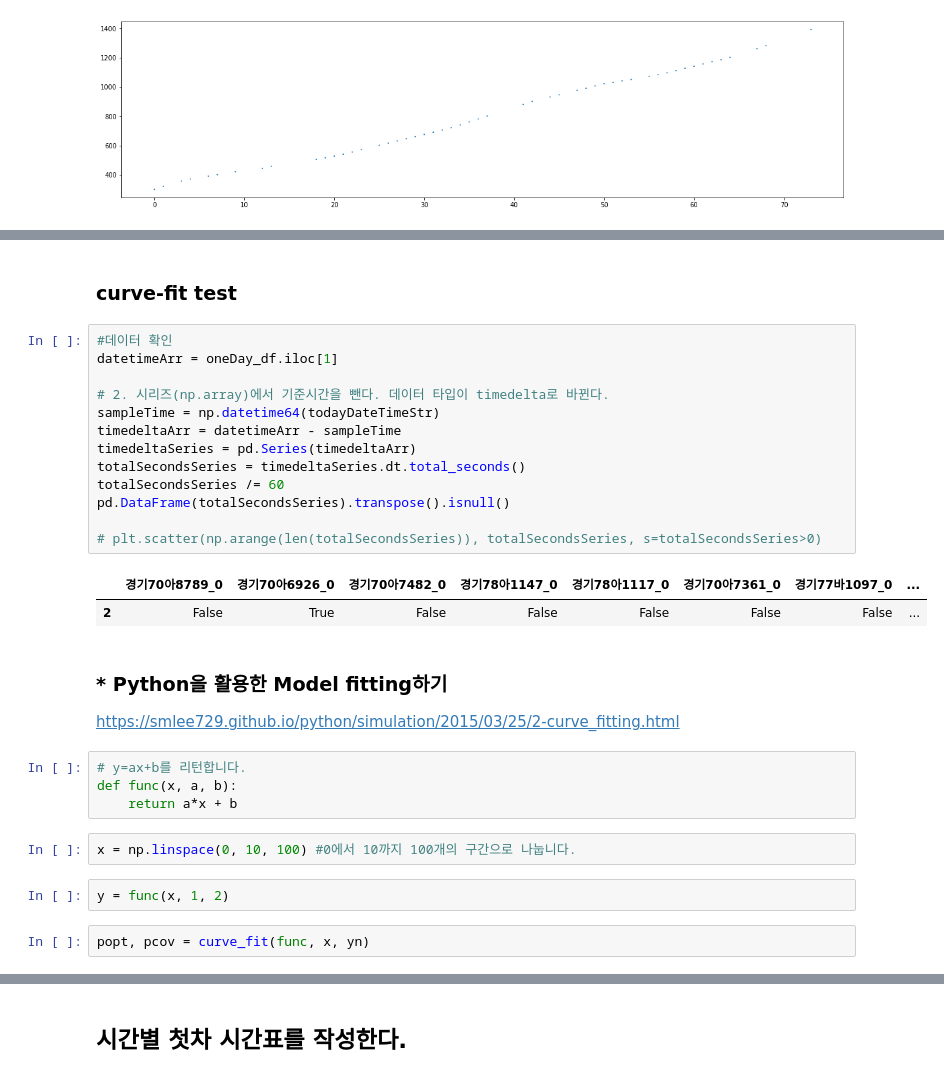
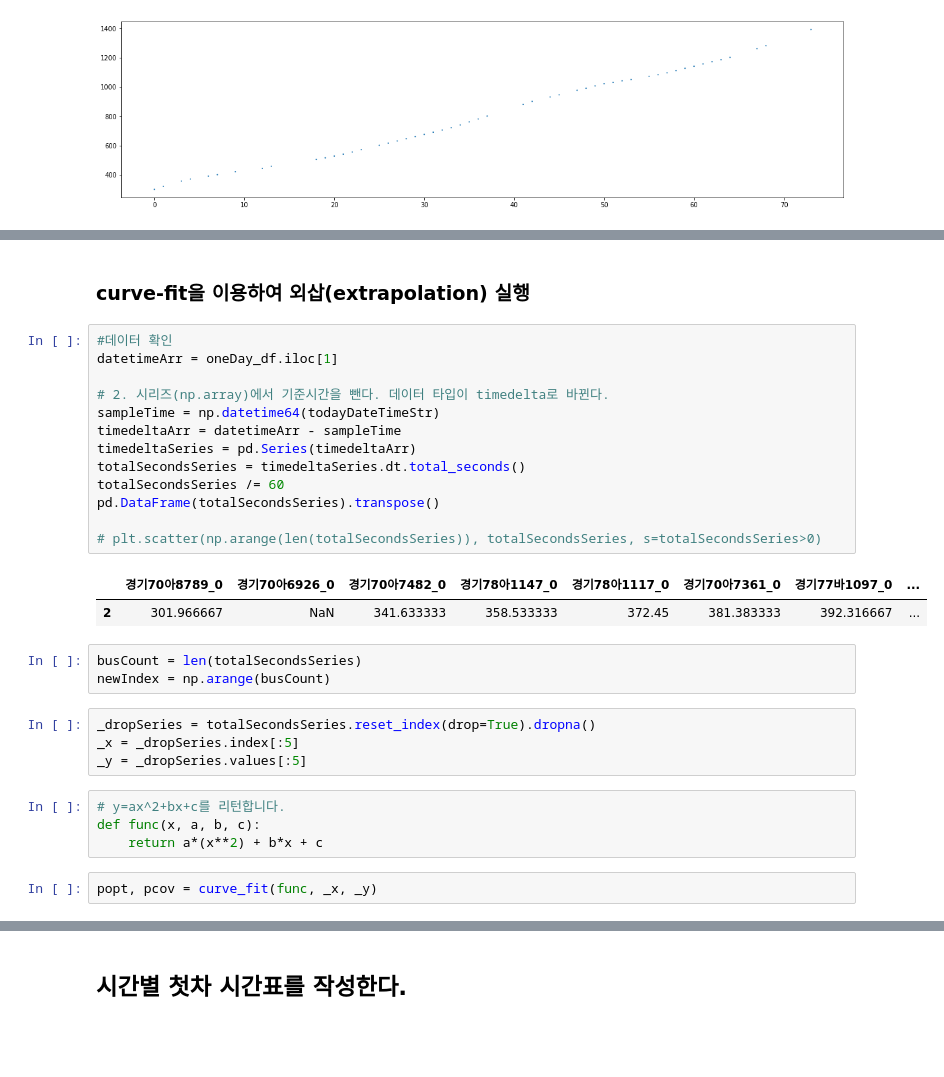
Before and after one commit to pilltong/Data-Structure-Project, a Jupyter notebook: BTTA_MakeTimeTable.ipynb, the cells around one changed output, grey strips where cells are left out. Drawn from its saved outputs; the diff is of its cells as text; blank space fills up the shorter version.

Commit message:
scipy [curve fit] test with bus time data

```diff
--- a/BTTA_MakeTimeTable.ipynb
+++ b/BTTA_MakeTimeTable.ipynb
@@ -689,34 +689,34 @@ pd.DataFrame(newDatetimeSeries).transpose()
 # %% [output]
 |  | 경기70아8789_0 | 경기70아6926_0 | 경기70아7482_0 | 경기78아1147_0 | 경기78아1117_0 | 경기70아7361_0 | 경기77바1097_0 | ... |
 | 3 | 1970-01-01 05:02:58 | 1970-01-01 05:22:47 | 1970-01-01 05:42:38 | 1970-01-01 06:00:31 | 1970-01-01 06:13:26 | 1970-01-01 06:22:23 | 1970-01-01 06:33:19 | ... |
-# %% [markdown]
-### curve-fit test
+# %% [markdown]
+### curve-fit을 이용하여 외삽(extrapolation) 실행
 # %%
 #데이터 확인
 datetimeArr = oneDay_df.iloc[1]
 
 # 2. 시리즈(np.array)에서 기준시간을 뺀다. 데이터 타입이 timedelta로 바뀐다.
 sampleTime = np.datetime64(todayDateTimeStr)
 timedeltaArr = datetimeArr - sampleTime
 timedeltaSeries = pd.Series(timedeltaArr)
 totalSecondsSeries = timedeltaSeries.dt.total_seconds()
 totalSecondsSeries /= 60
-pd.DataFrame(totalSecondsSeries).transpose().isnull()
+pd.DataFrame(totalSecondsSeries).transpose()
 
 # plt.scatter(np.arange(len(totalSecondsSeries)), totalSecondsSeries, s=totalSecondsSeries>0)
 # %% [output]
 |  | 경기70아8789_0 | 경기70아6926_0 | 경기70아7482_0 | 경기78아1147_0 | 경기78아1117_0 | 경기70아7361_0 | 경기77바1097_0 | ... |
-| 2 | False | True | False | False | False | False | False | ... |
+| 2 | 301.966667 | NaN | 341.633333 | 358.533333 | 372.45 | 381.383333 | 392.316667 | ... |
-# %% [markdown]
-### * Python을 활용한 Model fitting하기
-https://smlee729.github.io/python/simulation/2015/03/25/2-curve_fitting.html
+# %%
+busCount = len(totalSecondsSeries)
+newIndex = np.arange(busCount)
+# %%
+_dropSeries = totalSecondsSeries.reset_index(drop=True).dropna()
+_x = _dropSeries.index[:5]
+_y = _dropSeries.values[:5]
 # %%
-# y=ax+b를 리턴합니다.
-def func(x, a, b):
-    return a*x + b
+# y=ax^2+bx+c를 리턴합니다.
+def func(x, a, b, c):
+    return a*(x**2) + b*x + c
-# %%
-x = np.linspace(0, 10, 100) #0에서 10까지 100개의 구간으로 나눕니다.
-# %%
-y = func(x, 1, 2)
 # %%
-popt, pcov = curve_fit(func, x, yn)
+popt, pcov = curve_fit(func, _x, _y)
```
Also changed, not shown: parts of 2 cells of this notebook.
